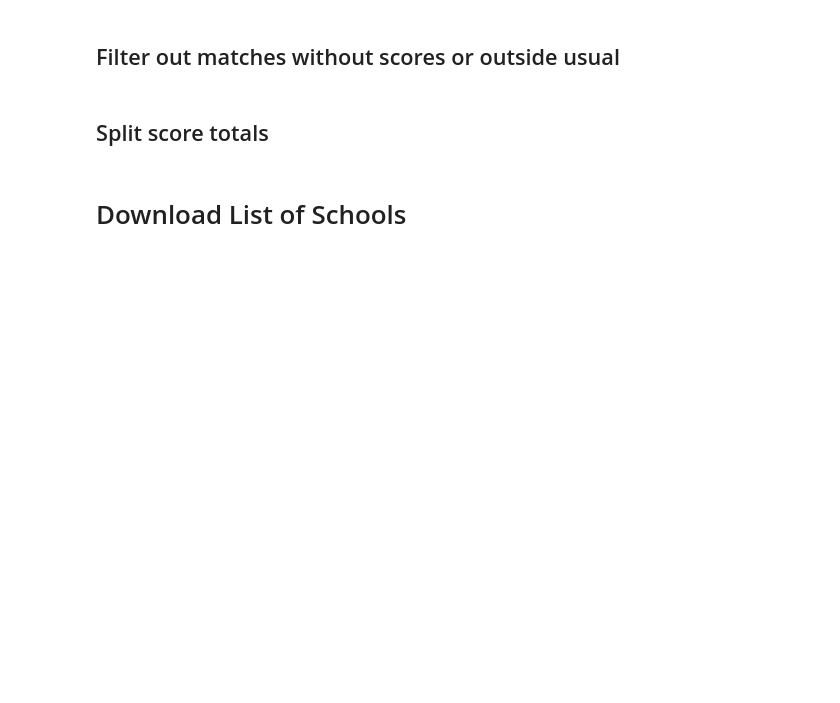
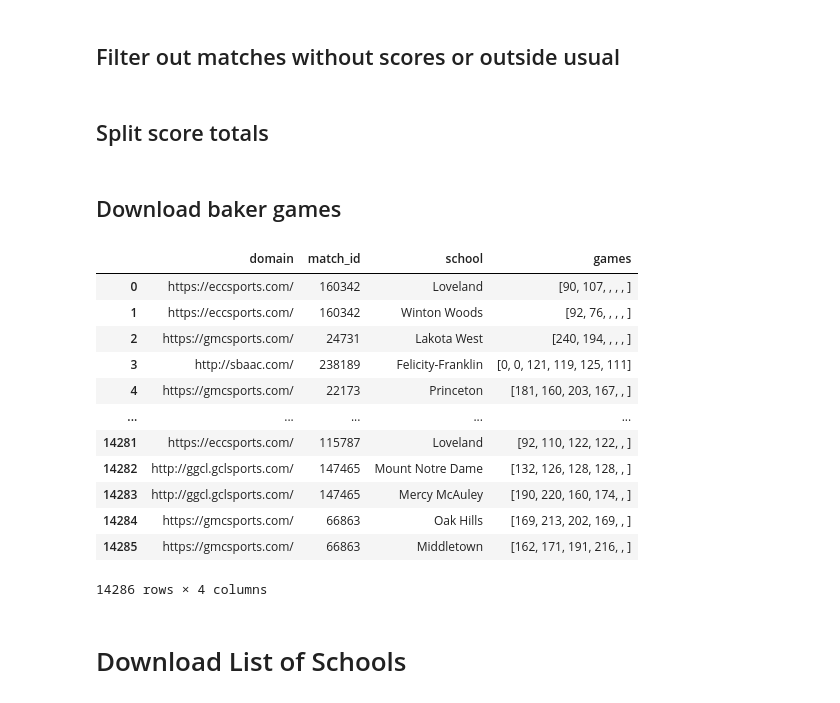
Before and after one commit to jgroeschen/Cinci-HS-Bowling-Stats, a Jupyter notebook: data_gathering/bowling_stats.ipynb, the cells around one changed output. Drawn from its saved outputs; the diff is of its cells as text; code cells hidden in the pictures; blank space fills up the shorter version.

Commit message:
Added baker games download

```diff
--- a/data_gathering/bowling_stats.ipynb
+++ b/data_gathering/bowling_stats.ipynb
@@ -102,6 +102,40 @@ df_score_split['Name'] = df_score_split['Total'].str[:-5]
 df_score_split['Score'] = df_score_split['Total'].str[-4:]
 # %%
 df_score_split.to_csv('matches_sw_district_have_scores_split.csv')
+# %% [markdown]
+## Download baker games
+# %%
+baker_games = []
+for ind in df_matches_totals.sample(frac=1).index:
+    page = requests.get(f'{df_matches_totals.domain[ind]}bwMatchStats.aspx?matchid={df_matches_totals.match_id[ind]}', headers=headers)
+    soup = BeautifulSoup(page.content, 'html.parser')
+    ths = soup.find_all('th', string='BAKER GAMES')
+    for i in range(len(ths)):
+        games_list = []
+        school_th = ths[i].findPrevious('thead').findNext('th').text
+        for j in range(6):
+            games_list.append(ths[i].parent.findNext('td').find_next_siblings()[j].text)
+        baker_row = (df_matches_totals.domain[ind], df_matches_totals.match_id[ind], school_th, games_list)
+        baker_games.append(baker_row)
+        time.sleep(.25)
+# %%
+df_baker_games = pd.DataFrame(baker_games, columns=['domain', 'match_id', 'school', 'games'])
+df_baker_games.to_csv('baker_games.csv')
+df_baker_games
+# %% [output]
+|  | domain | match_id | school | games |
+| 0 | https://eccsports.com/ | 160342 | Loveland | [90, 107, , , , ] |
+| 1 | https://eccsports.com/ | 160342 | Winton Woods | [92, 76, , , , ] |
+| 2 | https://gmcsports.com/ | 24731 | Lakota West | [240, 194, , , , ] |
+| 3 | http://sbaac.com/ | 238189 | Felicity-Franklin | [0, 0, 121, 119, 125, 111] |
+| 4 | https://gmcsports.com/ | 22173 | Princeton | [181, 160, 203, 167, , ] |
+| ... | ... | ... | ... | ... |
+| 14281 | https://eccsports.com/ | 115787 | Loveland | [92, 110, 122, 122, , ] |
+| 14282 | http://ggcl.gclsports.com/ | 147465 | Mount Notre Dame | [132, 126, 128, 128, , ] |
+| 14283 | http://ggcl.gclsports.com/ | 147465 | Mercy McAuley | [190, 220, 160, 174, , ] |
+| 14284 | https://gmcsports.com/ | 66863 | Oak Hills | [169, 213, 202, 169, , ] |
+| 14285 | https://gmcsports.com/ | 66863 | Middletown | [162, 171, 191, 216, , ] |
+14286 rows × 4 columns
 # %% [markdown]
 # Download List of Schools
 # %%
```
